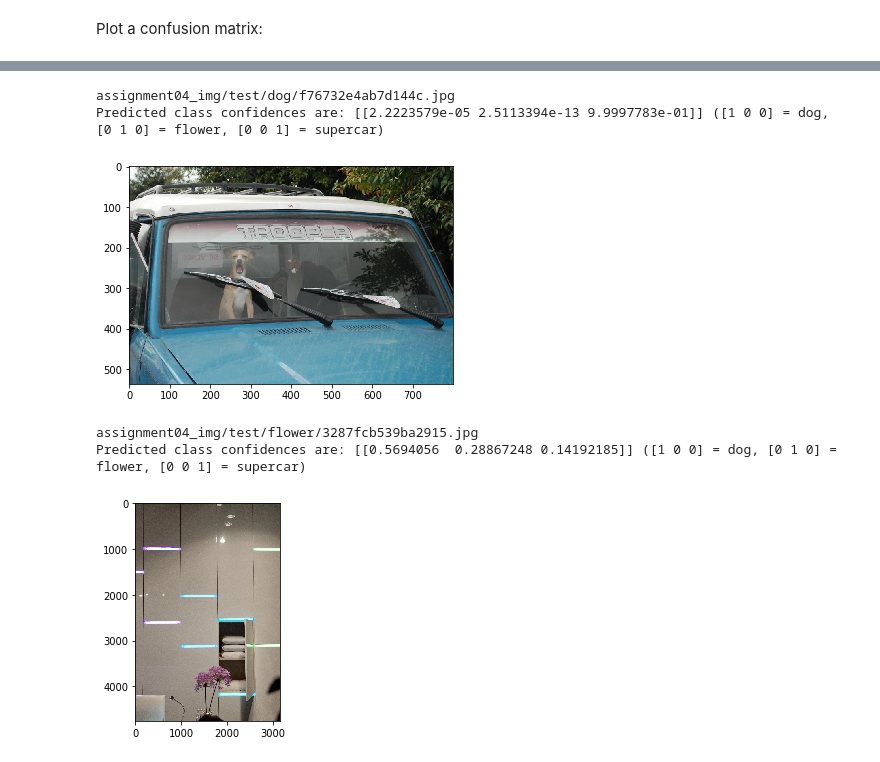
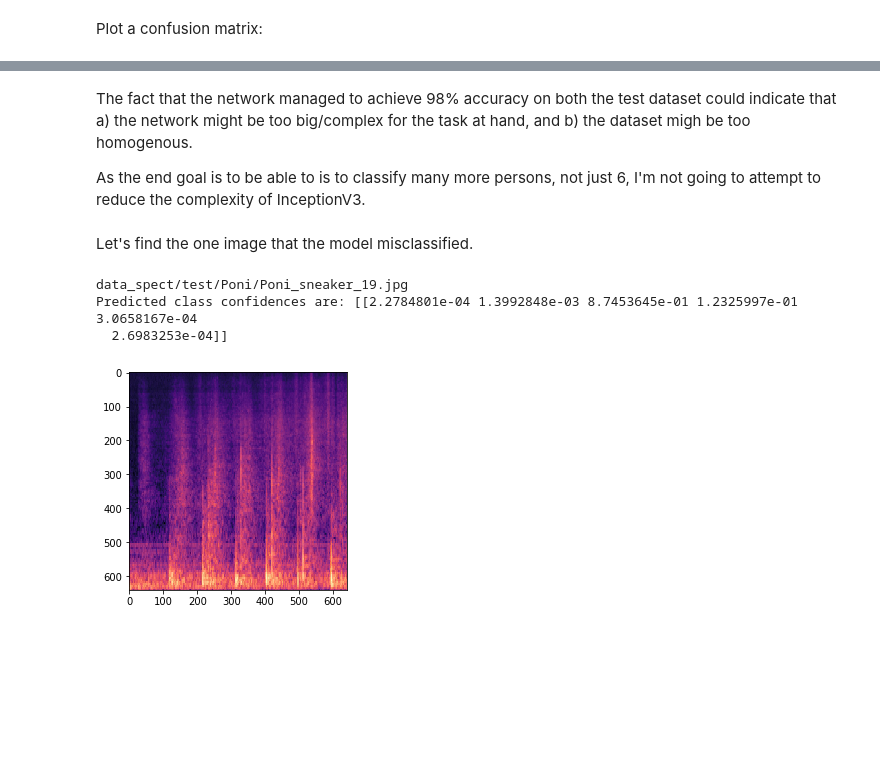
Before and after one commit to raczkristof/deepStep, a Jupyter notebook: FinalTrain/DeepStep_finaltrain.ipynb, the cells around one changed output, grey strips where cells are left out. Cells and saved outputs as stored; diff of their text form; code cells hidden in the pictures; blank space fills up the shorter version.

```diff
--- a/FinalTrain/DeepStep_finaltrain.ipynb
+++ b/FinalTrain/DeepStep_finaltrain.ipynb
@@ -214,0 +239,7 @@ Plot the accuracy during the training.
+# %%
+# Monitor validation accuracy as our benchmark metric in this training:
+early_stopping = EarlyStopping(monitor='val_loss', patience = 30, restore_best_weights = True, verbose = 1)
+# Save the best model of rough training to my drive.
+checkpointer =  ModelCheckpoint(filepath = '/content/drive/My Drive/DeepStep_colab/FinalTrain/DeepStep_model.hdf5', monitor='val_loss', save_best_only = True)
+# Save a log of training to my drive
+logger = CSVLogger('/content/drive/My Drive/DeepStep_colab/FinalTrain/DeepStep_class_model_training.log.txt')
@@ -214,0 +248,7 @@ Plot the accuracy during the training.
+# %%
+history = deepStep_model.fit_generator(train_generator,
+                                       epochs = 1000,
+                                        verbose = 1,
+                                        shuffle = True,
+                                        validation_data = validate_generator,
+                                        callbacks = [checkpointer, early_stopping, logger])
@@ -355,14 +312,15 @@ full_model = load_model("full_model.hdf5") # Load back the best state of the mod
 # %%
-import numpy as np
-from sklearn.metrics import accuracy_score, precision_score, recall_score, f1_score, roc_curve, confusion_matrix
+from sklearn.metrics import accuracy_score, log_loss, precision_score, recall_score, f1_score, roc_curve, confusion_matrix
+
 # Create predictions for the test images
-test_preds = full_model.predict_generator(test_generator, verbose = 1)
-test_preds = np.argmax(test_preds, 1)
-# Ground truth labels for the test images (this works because shuffle = False)
+test_confidences = deepStep_model.predict_generator(test_generator, verbose = 0)
+test_preds = np.argmax(test_confidences, 1)
+# Ground truth labels for the test images (this works because shuffle = False for the test_generator)
 test_true = test_generator.labels
 
 print("Test accuracy: %g" %(accuracy_score(test_true, test_preds)))
-print("Precision", precision_score(test_true, test_preds, average="macro"))
-print("Recall", recall_score(test_true, test_preds, average="macro"))
-print("f1_score", f1_score(test_true, test_preds, average="macro"))
+print("Test loss:", log_loss(test_true, test_confidences)) # Average loss, not sum
+print("Test precision:", precision_score(test_true, test_preds, average = "macro"))
+print("Test recall:", recall_score(test_true, test_preds, average="macro"))
+print("Test f1_score:", f1_score(test_true, test_preds, average="macro"))
 # %% [output]
@@ -406,21 +359,30 @@ misClass_images = np.array(test_generator.filepaths)[np.array(truth)]
+# %% [markdown]
+The fact that the network managed to achieve 98% accuracy on both the test dataset could indicate that a) the network might be too big/complex for the task at hand, and b) the dataset migh be too homogenous.
+
+As the end goal is to be able to is to classify many more persons, not just 6, I'm not going to attempt to reduce the complexity of InceptionV3.
+# %% [markdown]
+Let's find the one image that the model misclassified.
 # %%
-for file_path in misClass_images:
+from keras.preprocessing import image
+
+truth = (test_preds != test_true)
+misClass_spectrs = np.array(test_generator.filepaths)[np.array(truth)]
+
+for file_path in misClass_spectrs:
     print(file_path)
-    in_image = image.load_img(file_path, target_size= (299, 299))
+    in_image = image.load_img(file_path, target_size= (259, 259))
     inp = image.img_to_array(in_image)
     inp = preprocess_input(inp)
     inp = np.expand_dims(inp, axis=0)
 
-    pred = full_model.predict(inp)
-    print('Predicted class confidences are: {} ([1 0 0] = dog, [0 1 0] = flower, [0 0 1] = supercar)'.format(pred))
+    pred = deepStep_model.predict(inp)
+    print('Predicted class confidences are: {}'.format(pred))
 
     plt.figure()
     plt.imshow(image.load_img(file_path))
     plt.show()
 # %% [output]
-assignment04_img/test/dog/f76732e4ab7d144c.jpg
-Predicted class confidences are: [[2.2223579e-05 2.5113394e-13 9.9997783e-01]] ([1 0 0] = dog, [0 1 0] = flower, [0 0 1] = supercar)
+data_spect/test/Poni/Poni_sneaker_19.jpg
+Predicted class confidences are: [[2.2784801e-04 1.3992848e-03 8.7453645e-01 1.2325997e-01 3.0658167e-04
+  2.6983253e-04]]
-[figure, old version]
+[figure, new version]
-assignment04_img/test/flower/3287fcb539ba2915.jpg
-Predicted class confidences are: [[0.5694056  0.28867248 0.14192185]] ([1 0 0] = dog, [0 1 0] = flower, [0 0 1] = supercar)
-[figure, removed]
```
Also changed, not shown: parts of 64 cells of this notebook, 1 other file.
